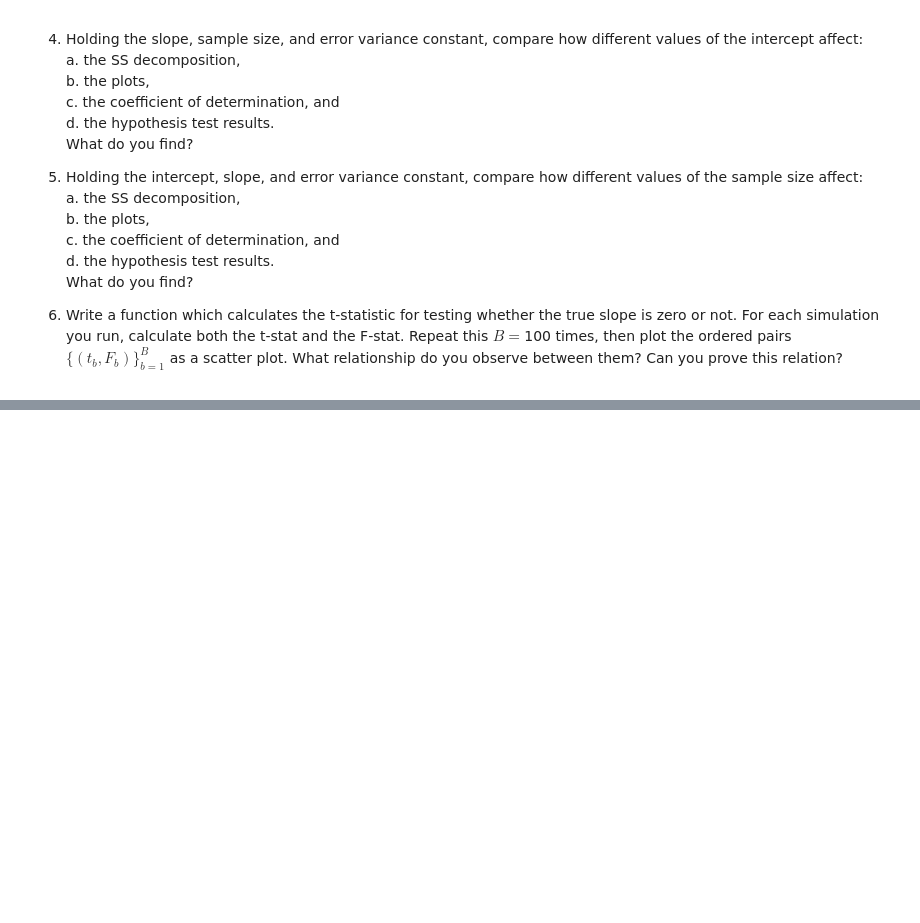
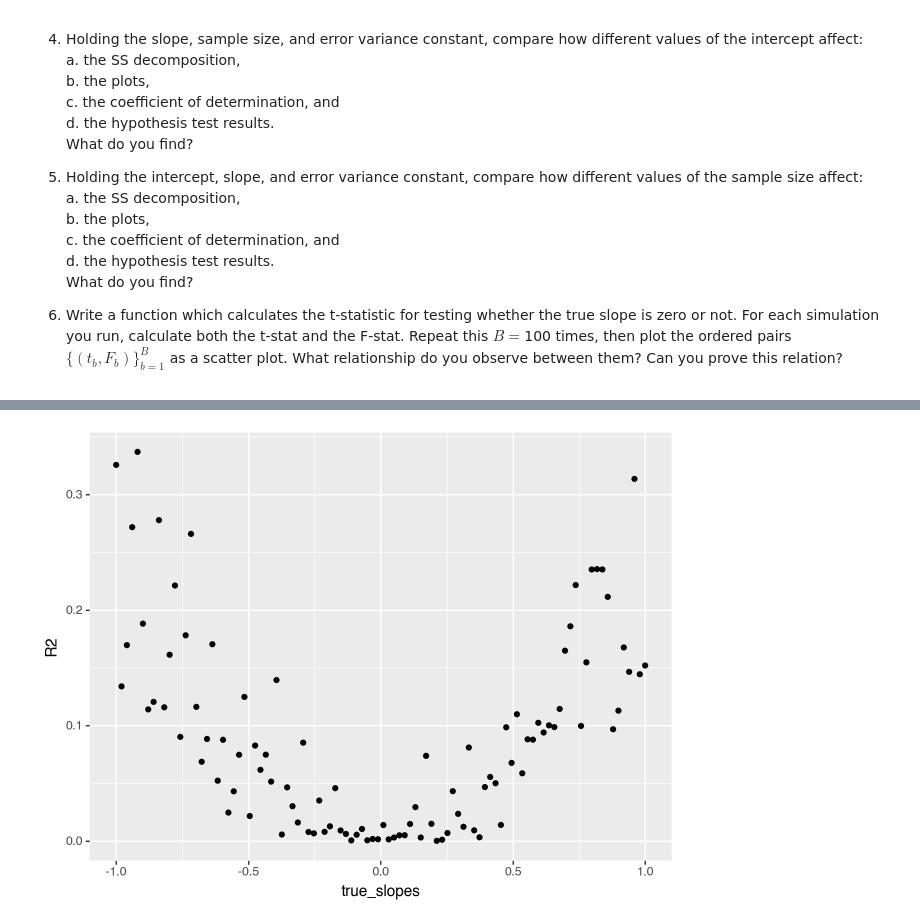
Before and after one commit to zhangshiman22/regression_f25, a Jupyter notebook: Code/SS_decomp_sim.ipynb, the cells around one changed output, grey strips where cells are left out. Drawn from its saved outputs; the diff is of its cells as text; code cells hidden in the pictures; blank space fills up the shorter version.

```diff
--- a/Code/SS_decomp_sim.ipynb
+++ b/Code/SS_decomp_sim.ipynb
@@ -222,0 +481,5 @@ Coefficient of Determination, R^2 is: 0.0462
+# %%
+ggplot(slopes_df, aes(x = 'true_slopes', y = 'R2')) + \
+    geom_point()
+# %% [output]
+[figure, added]
```
Also changed, not shown: parts of 18 cells of this notebook, 1 other file.
